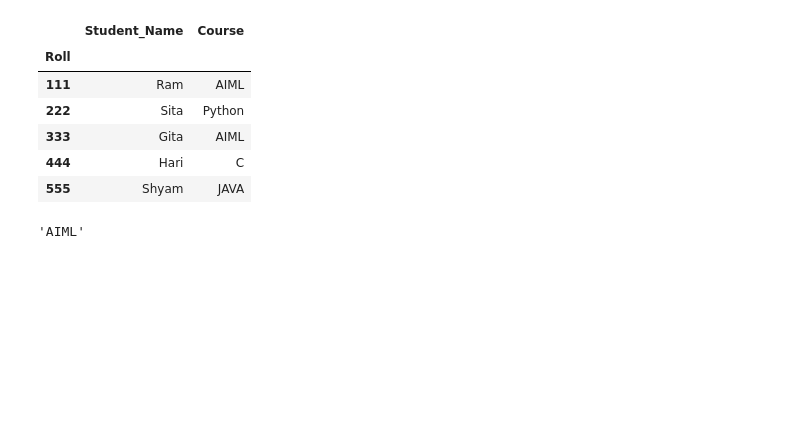
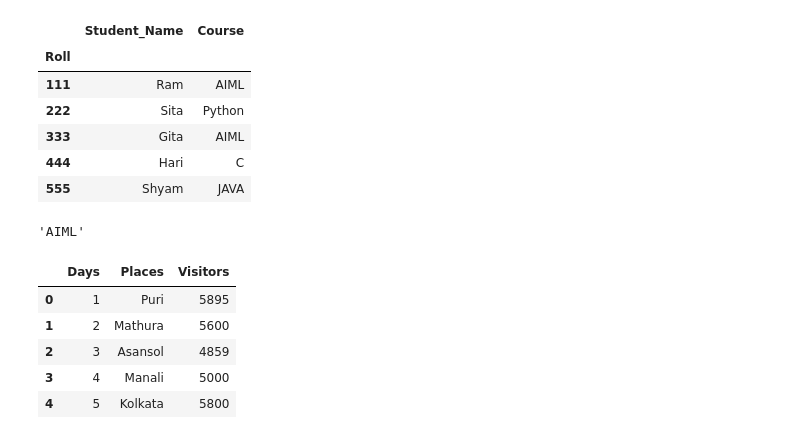
Before and after one commit to CodeByDeepankar/CTTC-AIML, a Jupyter notebook: Day8.ipynb, the cells around one changed output. Cells and saved outputs as stored; diff of their text form; code cells hidden in the pictures; blank space fills up the shorter version.

```diff
--- a/Day8.ipynb
+++ b/Day8.ipynb
@@ -169,5 +169,14 @@ df.Course[333]
 df = pd.DataFrame({
     'Days': [1,2,3,4,5],
     'Places': ['Puri', 'Mathura', 'Asansol', 'Manali', 'Kolkata'],
-    'Visitors': [5895, 5600, 48]
+    'Visitors': [5895, 5600, 4859, 5000, 5800]
 })
+# %%
+df
+# %% [output]
+|  | Days | Places | Visitors |
+| 0 | 1 | Puri | 5895 |
+| 1 | 2 | Mathura | 5600 |
+| 2 | 3 | Asansol | 4859 |
+| 3 | 4 | Manali | 5000 |
+| 4 | 5 | Kolkata | 5800 |
```
Also changed, not shown: parts of 19 cells of this notebook.
